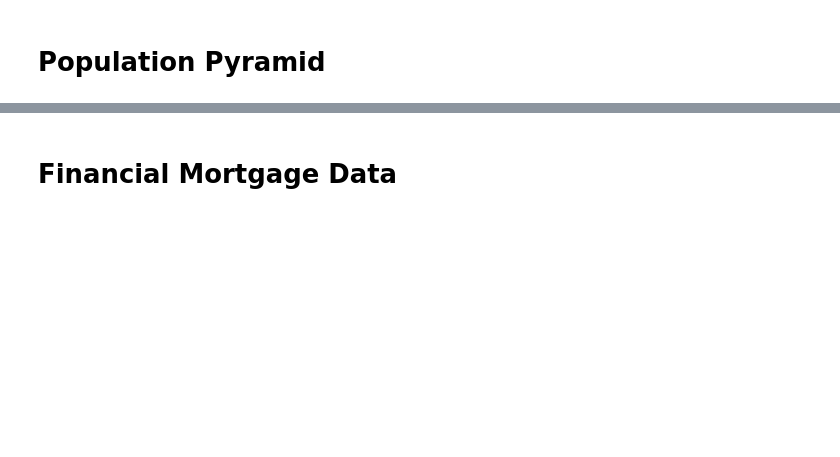
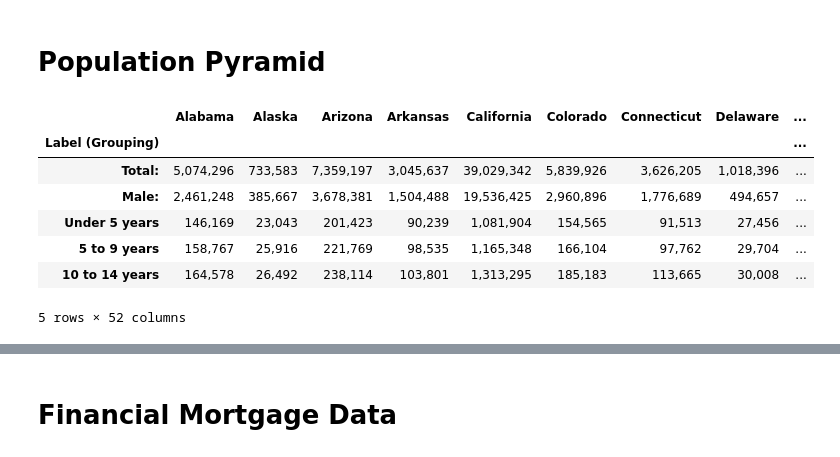
Before and after one commit to syaldram/RealEstate-vs-Demographics, a Jupyter notebook: demo.ipynb, the cells around one changed output, grey strips where cells are left out. Saved outputs shown, nothing was run; the diff lists cells and outputs as text; code cells hidden in the pictures; blank space fills up the shorter version.

```diff
--- a/demo.ipynb
+++ b/demo.ipynb
@@ -191,9 +227,18 @@ def clean_headers(val):
     else:
         return val
 # %%
-data_pop = pd.read_csv('../Data/SexByAge2022.csv', index_col=0)
+data_pop = pd.read_csv('./Data/SexByAge2022.csv', index_col=0)
 data_pop = data_pop.rename(columns=clean_headers)
 data_pop.head()
+# %% [output]
+|  | Alabama | Alaska | Arizona | Arkansas | California | Colorado | Connecticut | Delaware | ... |
+| Label (Grouping) |  |  |  |  |  |  |  |  | ... |
+| Total: | 5,074,296 | 733,583 | 7,359,197 | 3,045,637 | 39,029,342 | 5,839,926 | 3,626,205 | 1,018,396 | ... |
+| Male: | 2,461,248 | 385,667 | 3,678,381 | 1,504,488 | 19,536,425 | 2,960,896 | 1,776,689 | 494,657 | ... |
+| Under 5 years | 146,169 | 23,043 | 201,423 | 90,239 | 1,081,904 | 154,565 | 91,513 | 27,456 | ... |
+| 5 to 9 years | 158,767 | 25,916 | 221,769 | 98,535 | 1,165,348 | 166,104 | 97,762 | 29,704 | ... |
+| 10 to 14 years | 164,578 | 26,492 | 238,114 | 103,801 | 1,313,295 | 185,183 | 113,665 | 30,008 | ... |
+5 rows × 52 columns
 # %%
 male_data = data_pop.iloc[[2,3,4,5,6,7,8,9,10,11,12,13,14,15,16,17,18,19,20,21,22,23,24]]
 # %%
```
Also changed, not shown: parts of 66 cells of this notebook, 3 other files.
